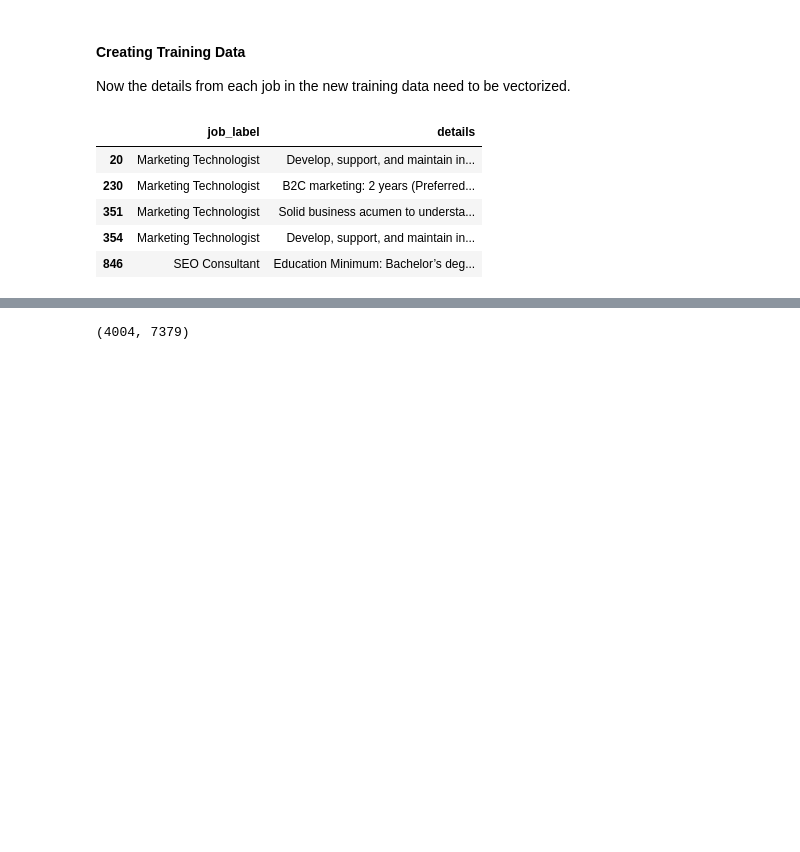
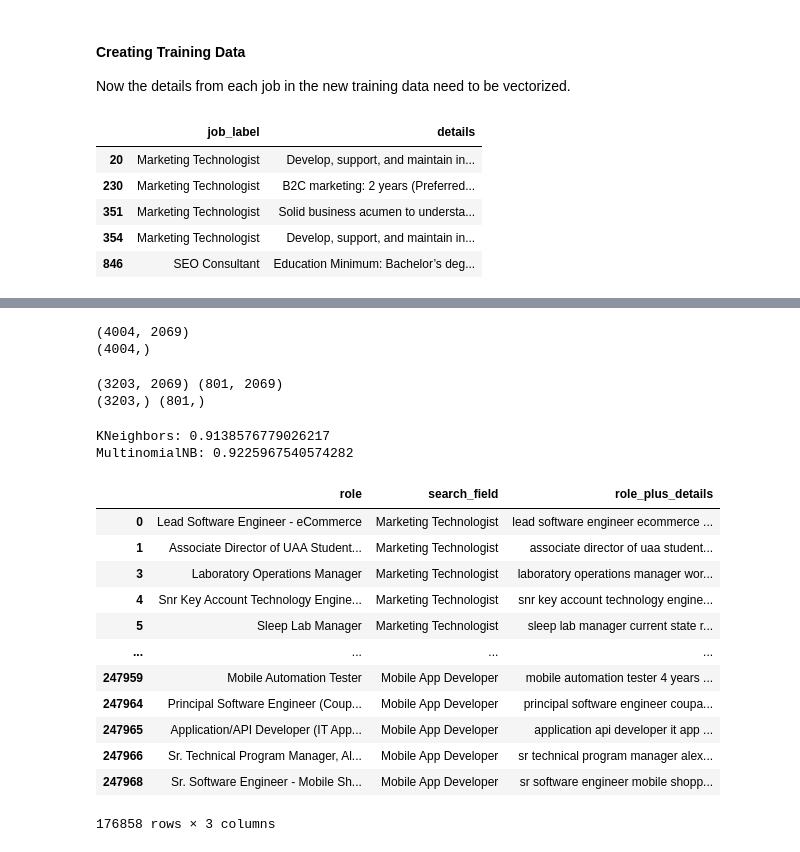
Before and after one commit to jose-marquez89/tech-job-landscape, a Jupyter notebook: python_scrape/jobs_explore.ipynb, the cells around one changed output, grey strips where cells are left out. Cells and saved outputs as stored; diff of their text form; code cells hidden in the pictures; blank space fills up the shorter version.

```diff
--- a/python_scrape/jobs_explore.ipynb
+++ b/python_scrape/jobs_explore.ipynb
@@ -432,0 +435,10 @@ class_data['details'] = class_data['details'].str.lower().str.strip()
+# %%
+def format_text(series, inplace=False):
+    """Format text in a way that optimizes vectorization"""
+    if not inplace:
+        series = series.copy()
+    series = series.str.replace('[^a-zA-Z0-9]', ' ')
+    series = series.str.replace('\s{2}', ' ')
+    series = series.str.lower().str.strip()
+
+    return series
@@ -441,4 +459,48 @@ X = vectorizer.fit_transform(class_data['details'])
-# %%
-X.shape
-# %% [output]
-(4004, 7379)
+# %%
+print(X.shape)
+print(y.shape)
+# %% [output]
+(4004, 2069)
+(4004,)
+# %%
+# split X into train and test
+X_train, X_test, y_train, y_test = train_test_split(
+    X, y, test_size=0.20, random_state=42, stratify=y)
+
+print(X_train.shape, X_test.shape)
+print(y_train.shape, y_test.shape)
+# %% [output]
+(3203, 2069) (801, 2069)
+(3203,) (801,)
+# %%
+neighbors = KNeighborsClassifier(algorithm="brute", metric="cosine")
+neighbors.fit(X_train, y_train)
+
+n_bayes = MultinomialNB(alpha=0.1)
+n_bayes.fit(X_train, y_train)
+
+y_pred_neighbors = neighbors.predict(X_test)
+y_pred_n_bayes = n_bayes.predict(X_test)
+print(f"KNeighbors: {accuracy_score(y_test, y_pred_neighbors)}")
+print(f"MultinomialNB: {accuracy_score(y_test, y_pred_n_bayes)}")
+# %% [output]
+KNeighbors: 0.9138576779026217
+MultinomialNB: 0.9225967540574282
+# %%
+jobs['role_plus_details'] = jobs['role'] + ' ' + jobs['details']
+jobs['role_plus_details'] = format_text(jobs['role_plus_details'])
+jobs[['role', 'search_field', 'role_plus_details']]
+# %% [output]
+|  | role | search_field | role_plus_details |
+| 0 | Lead Software Engineer - eCommerce | Marketing Technologist | lead software engineer ecommerce ... |
+| 1 | Associate Director of UAA Student... | Marketing Technologist | associate director of uaa student... |
+| 3 | Laboratory Operations Manager | Marketing Technologist | laboratory operations manager wor... |
+| 4 | Snr Key Account Technology Engine... | Marketing Technologist | snr key account technology engine... |
+| 5 | Sleep Lab Manager | Marketing Technologist | sleep lab manager current state r... |
+| ... | ... | ... | ... |
+| 247959 | Mobile Automation Tester | Mobile App Developer | mobile automation tester 4 years ... |
+| 247964 | Principal Software Engineer (Coup... | Mobile App Developer | principal software engineer coupa... |
+| 247965 | Application/API Developer (IT App... | Mobile App Developer | application api developer it app ... |
+| 247966 | Sr. Technical Program Manager, Al... | Mobile App Developer | sr technical program manager alex... |
+| 247968 | Sr. Software Engineer - Mobile Sh... | Mobile App Developer | sr software engineer mobile shopp... |
+176858 rows × 3 columns
```
Also changed, not shown: parts of 15 cells of this notebook.
